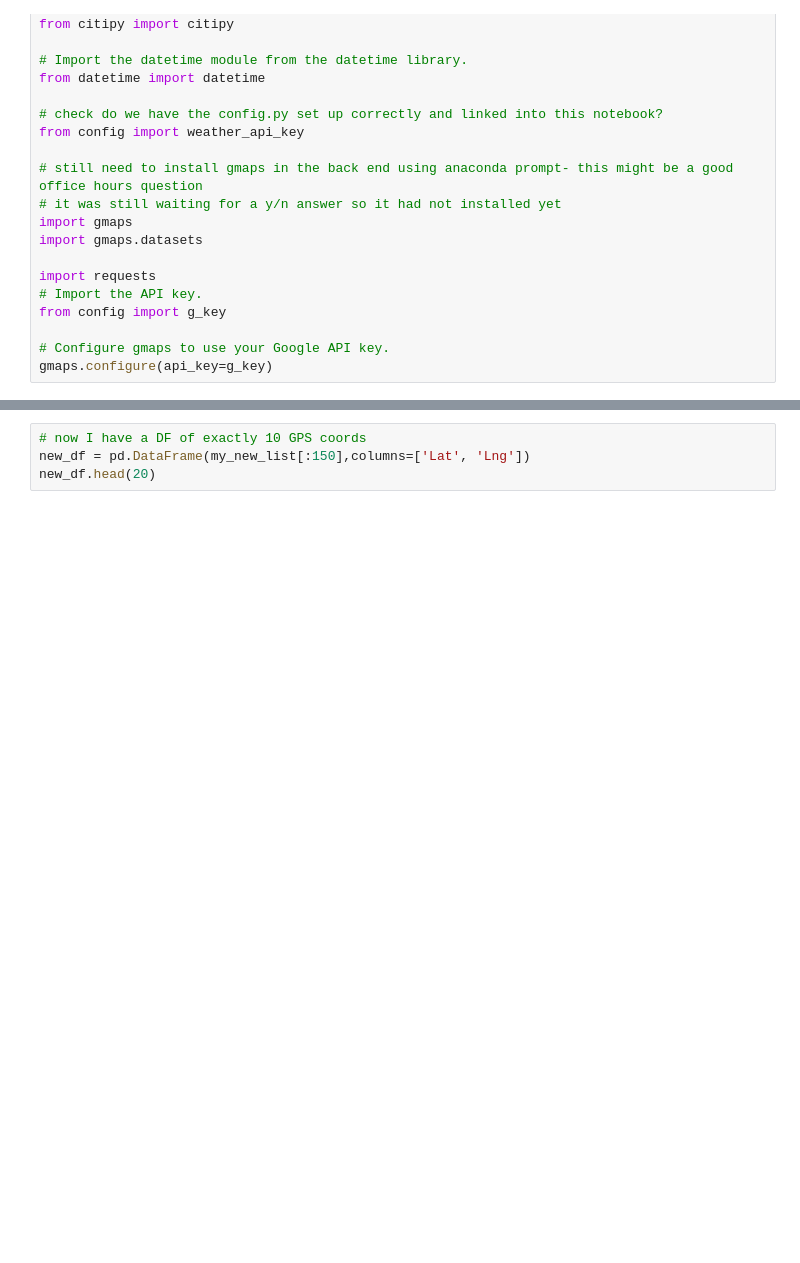
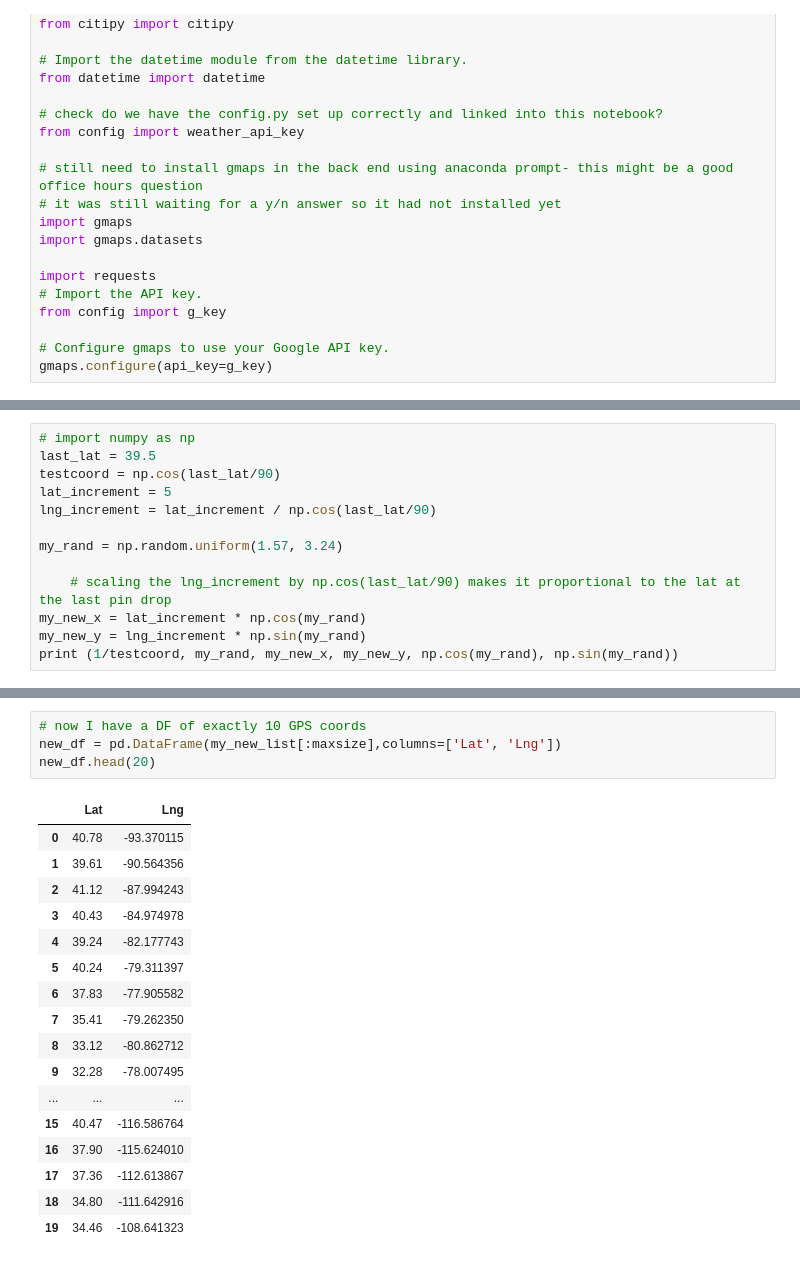
Before and after one commit to gcmastra/World_Weather_Analysis, a Jupyter notebook: Map_Practice_Fun.ipynb, the cells around one changed output, grey strips where cells are left out. Saved outputs shown, nothing was run; the diff lists cells and outputs as text; blank space fills up the shorter version.

```diff
--- a/Map_Practice_Fun.ipynb
+++ b/Map_Practice_Fun.ipynb
@@ -63,0 +103,13 @@ print(my_city, my_country)
+# %%
+# import numpy as np
+last_lat = 39.5
+testcoord = np.cos(last_lat/90)
+lat_increment = 5
+lng_increment = lat_increment / np.cos(last_lat/90)
+
+my_rand = np.random.uniform(1.57, 3.24)
+
+    # scaling the lng_increment by np.cos(last_lat/90) makes it proportional to the lat at the last pin drop
+my_new_x = lat_increment * np.cos(my_rand)
+my_new_y = lng_increment * np.sin(my_rand)
+print (1/testcoord, my_rand, my_new_x, my_new_y, np.cos(my_rand), np.sin(my_rand))
@@ -122,7 +272,25 @@ len(my_new_list)
 # %%
 # now I have a DF of exactly 10 GPS coords
-new_df = pd.DataFrame(my_new_list[:150],columns=['Lat', 'Lng'])
+new_df = pd.DataFrame(my_new_list[:maxsize],columns=['Lat', 'Lng'])
 new_df.head(20)
+# %% [output]
+|  | Lat | Lng |
+| 0 | 40.78 | -93.370115 |
+| 1 | 39.61 | -90.564356 |
+| 2 | 41.12 | -87.994243 |
+| 3 | 40.43 | -84.974978 |
+| 4 | 39.24 | -82.177743 |
+| 5 | 40.24 | -79.311397 |
+| 6 | 37.83 | -77.905582 |
+| 7 | 35.41 | -79.262350 |
+| 8 | 33.12 | -80.862712 |
+| 9 | 32.28 | -78.007495 |
+| ... | ... | ... |
+| 15 | 40.47 | -116.586764 |
+| 16 | 37.90 | -115.624010 |
+| 17 | 37.36 | -112.613867 |
+| 18 | 34.80 | -111.642916 |
+| 19 | 34.46 | -108.641323 |
 # %%
 # Create a list for holding the cities.
 my_cities = []
```
Also changed, not shown: parts of 16 cells of this notebook, 4 other files.
